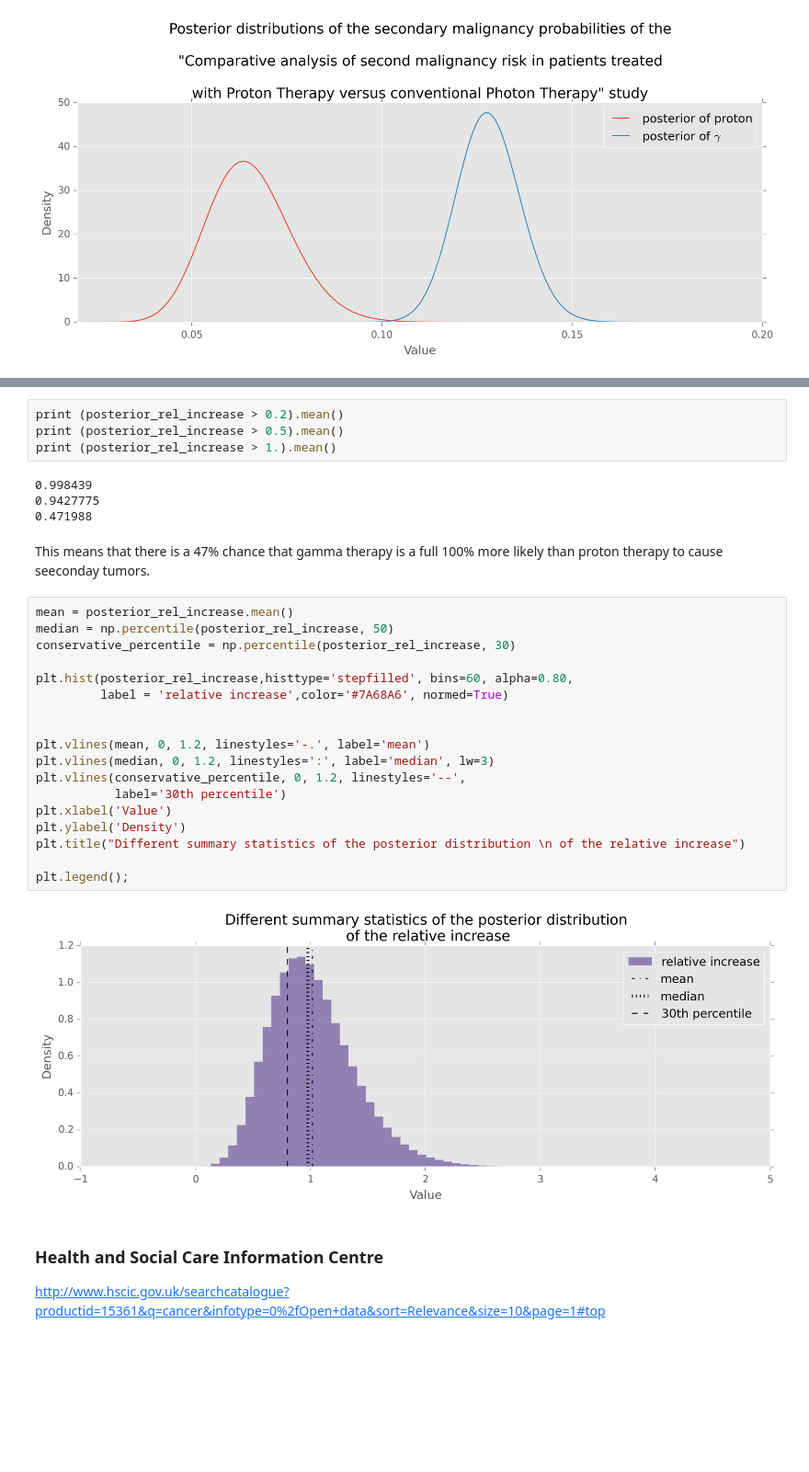
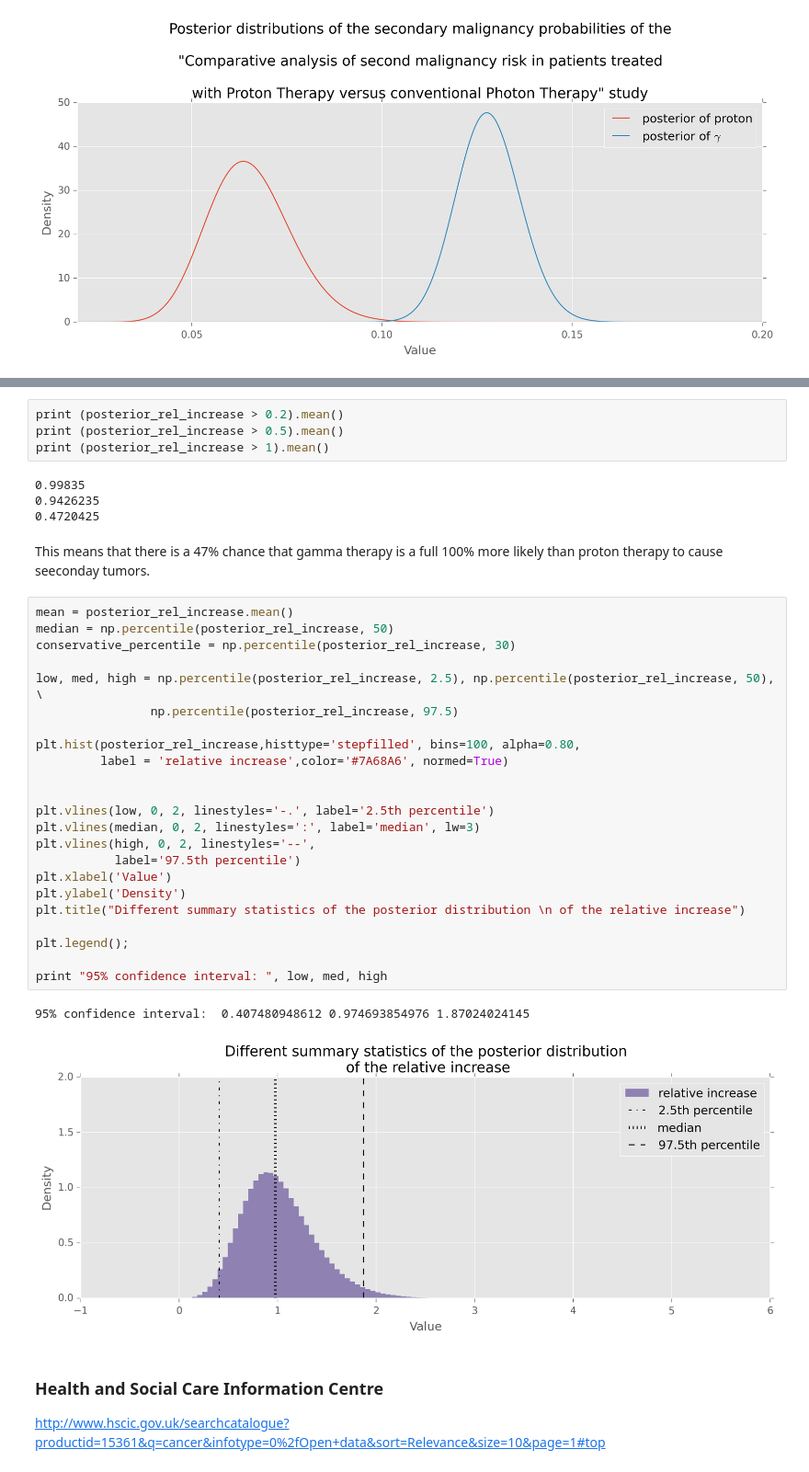
Before and after one commit to doolingdavid/Probabilistic-Programming-and-Bayesian-Methods-for-Hackers, a Jupyter notebook: ClinicalTrialExample.ipynb, the cells around one changed output, grey strips where cells are left out. Shown at 92% size. Saved outputs shown, nothing was run; the diff lists cells and outputs as text; blank space fills up the shorter version.

```diff
--- a/ClinicalTrialExample.ipynb
+++ b/ClinicalTrialExample.ipynb
@@ -234,33 +234,39 @@ plt.hist(posterior_rel_increase,histtype='stepfilled', bins=60, alpha=0.80,
 # %%
 print (posterior_rel_increase > 0.2).mean()
 print (posterior_rel_increase > 0.5).mean()
-print (posterior_rel_increase > 1.).mean()
+print (posterior_rel_increase > 1).mean()
 # %% [output]
-0.998439
-0.9427775
-0.471988
+0.99835
+0.9426235
+0.4720425
 # %% [markdown]
 This means that there is a 47% chance that gamma therapy is a full 100% more likely than proton therapy to cause seeconday tumors.
 # %%
 mean = posterior_rel_increase.mean()
 median = np.percentile(posterior_rel_increase, 50)
 conservative_percentile = np.percentile(posterior_rel_increase, 30)
 
-plt.hist(posterior_rel_increase,histtype='stepfilled', bins=60, alpha=0.80,
+low, med, high = np.percentile(posterior_rel_increase, 2.5), np.percentile(posterior_rel_increase, 50), \
+                np.percentile(posterior_rel_increase, 97.5)
+
+plt.hist(posterior_rel_increase,histtype='stepfilled', bins=100, alpha=0.80,
          label = 'relative increase',color='#7A68A6', normed=True)
 
 
-plt.vlines(mean, 0, 1.2, linestyles='-.', label='mean')
-plt.vlines(median, 0, 1.2, linestyles=':', label='median', lw=3)
-plt.vlines(conservative_percentile, 0, 1.2, linestyles='--',
-           label='30th percentile')
+plt.vlines(low, 0, 2, linestyles='-.', label='2.5th percentile')
+plt.vlines(median, 0, 2, linestyles=':', label='median', lw=3)
+plt.vlines(high, 0, 2, linestyles='--',
+           label='97.5th percentile')
 plt.xlabel('Value')
 plt.ylabel('Density')
 plt.title("Different summary statistics of the posterior distribution \n of the relative increase")
 
 plt.legend();
+
+print "95% confidence interval: ", low, med, high
 # %% [output]
+95% confidence interval:  0.407480948612 0.974693854976 1.87024024145
-[figure, old version]
+[figure, new version]
 # %% [markdown]
 ### Health and Social Care Information Centre
 
```
Also changed, not shown: parts of 2 cells of this notebook, 1 other file.
